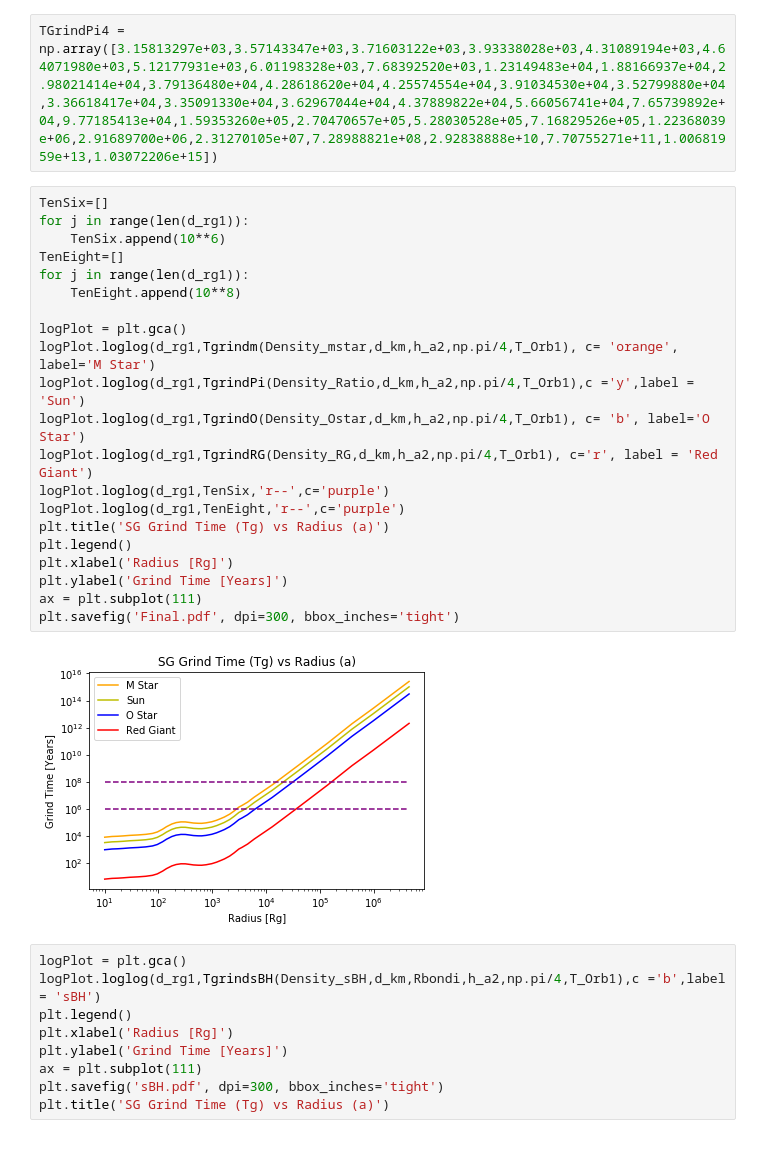
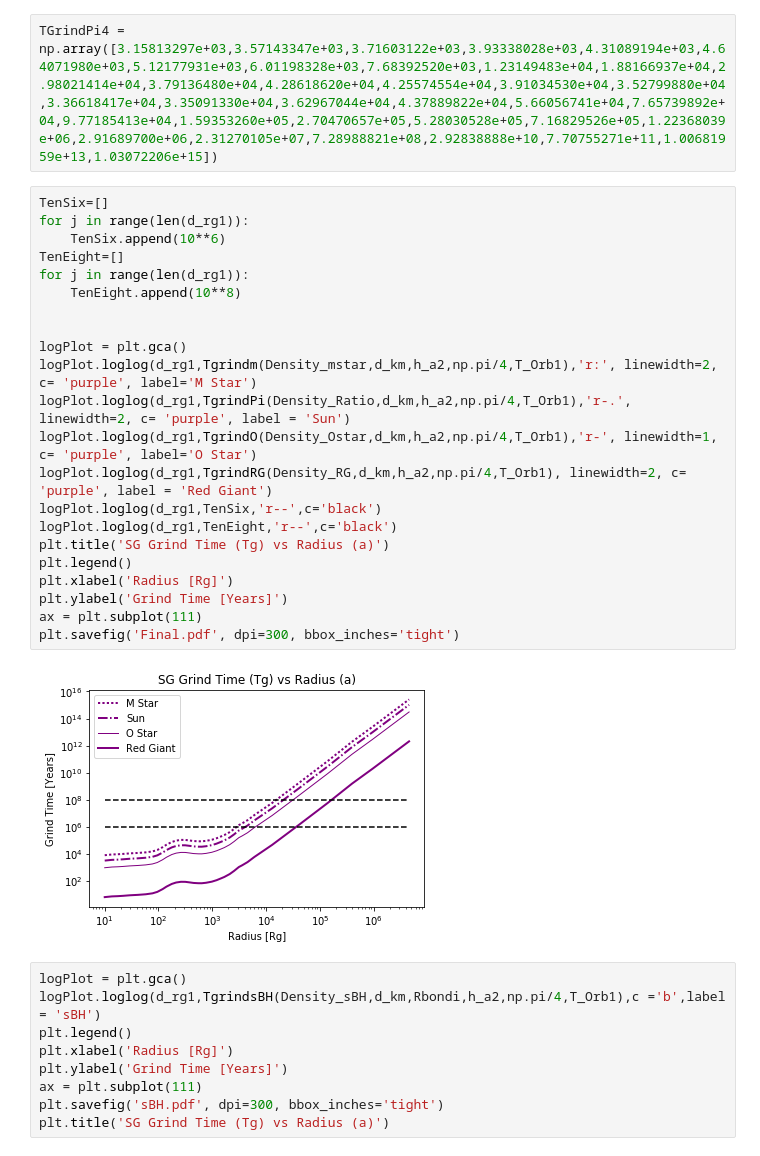
Before and after one commit to gfabj/Summer_Research_Project, a Jupyter notebook: SG_Model.ipynb, the cells around one changed output. Drawn from its saved outputs; the diff is of its cells as text.

```diff
--- a/SG_Model.ipynb
+++ b/SG_Model.ipynb
@@ -392,26 +392,27 @@ TGrindPi4 = np.array([3.15813297e+03,3.57143347e+03,3.71603122e+03,3.93338028e+0
 # %%
 TenSix=[]
 for j in range(len(d_rg1)):
     TenSix.append(10**6)
 TenEight=[]
 for j in range(len(d_rg1)):
     TenEight.append(10**8)
 
+
 logPlot = plt.gca()
-logPlot.loglog(d_rg1,Tgrindm(Density_mstar,d_km,h_a2,np.pi/4,T_Orb1), c= 'orange', label='M Star')
-logPlot.loglog(d_rg1,TgrindPi(Density_Ratio,d_km,h_a2,np.pi/4,T_Orb1),c ='y',label = 'Sun')
-logPlot.loglog(d_rg1,TgrindO(Density_Ostar,d_km,h_a2,np.pi/4,T_Orb1), c= 'b', label='O Star')
-logPlot.loglog(d_rg1,TgrindRG(Density_RG,d_km,h_a2,np.pi/4,T_Orb1), c='r', label = 'Red Giant')
-logPlot.loglog(d_rg1,TenSix,'r--',c='purple')
-logPlot.loglog(d_rg1,TenEight,'r--',c='purple')
+logPlot.loglog(d_rg1,Tgrindm(Density_mstar,d_km,h_a2,np.pi/4,T_Orb1),'r:', linewidth=2, c= 'purple', label='M Star')
+logPlot.loglog(d_rg1,TgrindPi(Density_Ratio,d_km,h_a2,np.pi/4,T_Orb1),'r-.', linewidth=2, c= 'purple', label = 'Sun')
+logPlot.loglog(d_rg1,TgrindO(Density_Ostar,d_km,h_a2,np.pi/4,T_Orb1),'r-', linewidth=1, c= 'purple', label='O Star')
+logPlot.loglog(d_rg1,TgrindRG(Density_RG,d_km,h_a2,np.pi/4,T_Orb1), linewidth=2, c= 'purple', label = 'Red Giant')
+logPlot.loglog(d_rg1,TenSix,'r--',c='black')
+logPlot.loglog(d_rg1,TenEight,'r--',c='black')
 plt.title('SG Grind Time (Tg) vs Radius (a)')
 plt.legend()
 plt.xlabel('Radius [Rg]')
 plt.ylabel('Grind Time [Years]')
 ax = plt.subplot(111)
 plt.savefig('Final.pdf', dpi=300, bbox_inches='tight')
 # %% [output]
-[figure, old version]
+[figure, new version]
 # %%
 logPlot = plt.gca()
 logPlot.loglog(d_rg1,TgrindsBH(Density_sBH,d_km,Rbondi,h_a2,np.pi/4,T_Orb1),c ='b',label = 'sBH')
```
Also changed, not shown: parts of 6 cells of this notebook.
